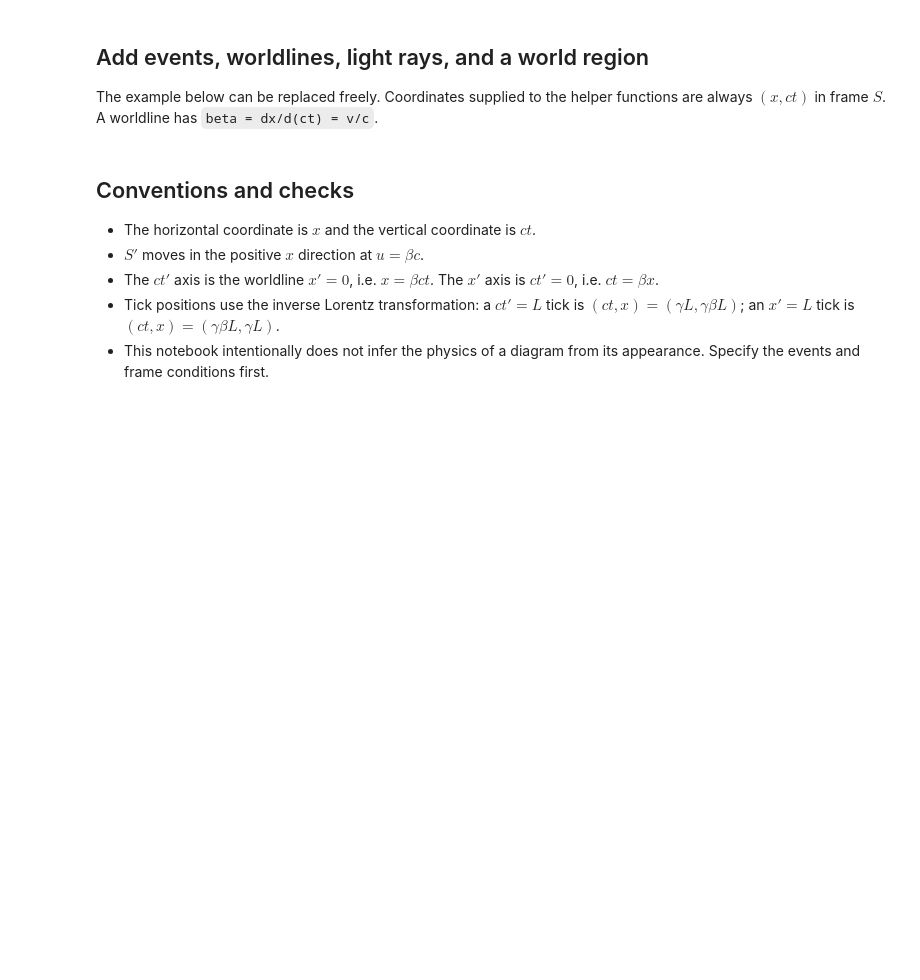
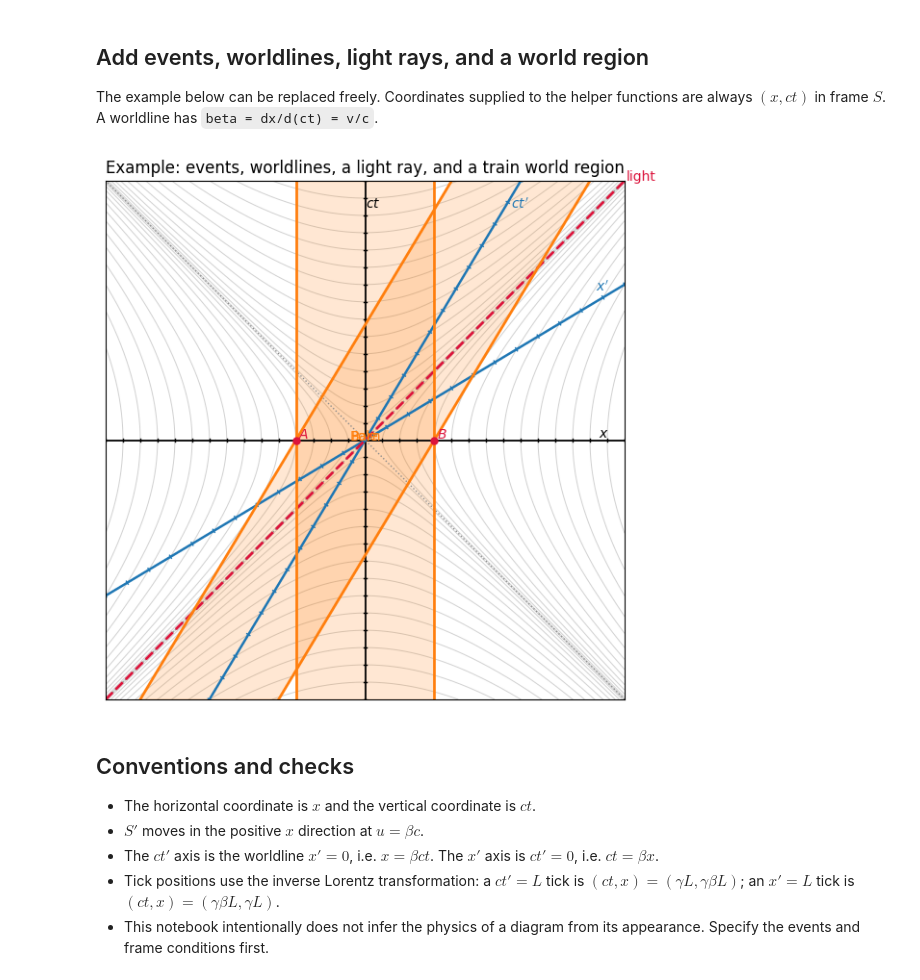
Before and after one commit to daanmeerburg/WBPH001-10-Lectures, a Jupyter notebook: Diagram_Tool/Two_Observer_Diagram_Tool.ipynb, the cells around one changed output. Saved outputs shown, nothing was run; the diff lists cells and outputs as text; code cells hidden in the pictures; blank space fills up the shorter version.

```diff
--- a/Diagram_Tool/Two_Observer_Diagram_Tool.ipynb
+++ b/Diagram_Tool/Two_Observer_Diagram_Tool.ipynb
@@ -105,29 +181,34 @@ plt.show()
 ## Add events, worldlines, light rays, and a world region
 The example below can be replaced freely. Coordinates supplied to the helper functions are always $(x,ct)$ in frame $S$. A worldline has `beta = dx/d(ct) = v/c`.
 # %%
-# Start with a fresh grid.
-fig, ax = two_observer_grid(beta=3/5, limit=6, tick_step=1)
+# Start with fresh hyperbolic paper.
+fig, ax = two_observer_hyperbolic_paper(beta=3/5, size=(15, 15), symmetric=True,
+                                        origin=(0, 0), grid_dimensions=(15, 15), tick_step=1)
 
 # Events: add_event(ax, x, ct, label)
-add_event(ax, -2, 1, '$A$')
-add_event(ax,  2, 1, '$B$')
+add_event(ax, -4, 0, '$A$')
+add_event(ax,  4, 0, '$B$')
 
 # Worldlines: x=x0+beta_line(ct-ct0)
-add_worldline(ax, x0=-3, ct0=0, beta=0, ct_range=(-1, 5), label='platform clock', color='black')
-add_worldline(ax, x0=-2, ct0=0, beta=3/5, ct_range=(-1, 6), label='traveller', color='tab:orange')
+#add_worldline(ax, x0=-3, ct0=0, beta=0, ct_range=(-1, 5), label='platform clock', color='black')
+#add_worldline(ax, x0=-2, ct0=0, beta=3/5, ct_range=(-1, 6), label='traveller', color='tab:orange')
 
 # Light rays (direction +1 is rightward, -1 is leftward).
-add_light_ray(ax, x0=-2, ct0=1, direction=1, ct_range=(1, 5), label='light', color='crimson')
+add_light_ray(ax, x0=0, ct0=0, direction=1, ct_range=(-15, 15), label='light', color='crimson')
 
 # A finite object is represented by the shaded region between its endpoint worldlines.
-add_train_region(ax, rear_x0=0, length=2, beta=3/5, ct0=0, ct1=4, label='train')
+add_train_region(ax, rear_x0=-13, length=8, beta=3/5, ct0=-15, ct1=15, label='Pole')
+add_train_region(ax, rear_x0=-4, length=8, beta=0, ct0=-15, ct1=15, label='Barn')
+
 
 ax.set_title('Example: events, worldlines, a light ray, and a train world region')
 plt.show()
 
 # Vector exports are best for lecture notes and slides.
 # fig.savefig('two_observer_diagram.svg', bbox_inches='tight')
 # fig.savefig('two_observer_diagram.pdf', bbox_inches='tight')
+# %% [output]
+[figure, added]
 # %% [markdown]
 ## Conventions and checks
 
```
Also changed, not shown: parts of 5 cells of this notebook, 17 other files.
